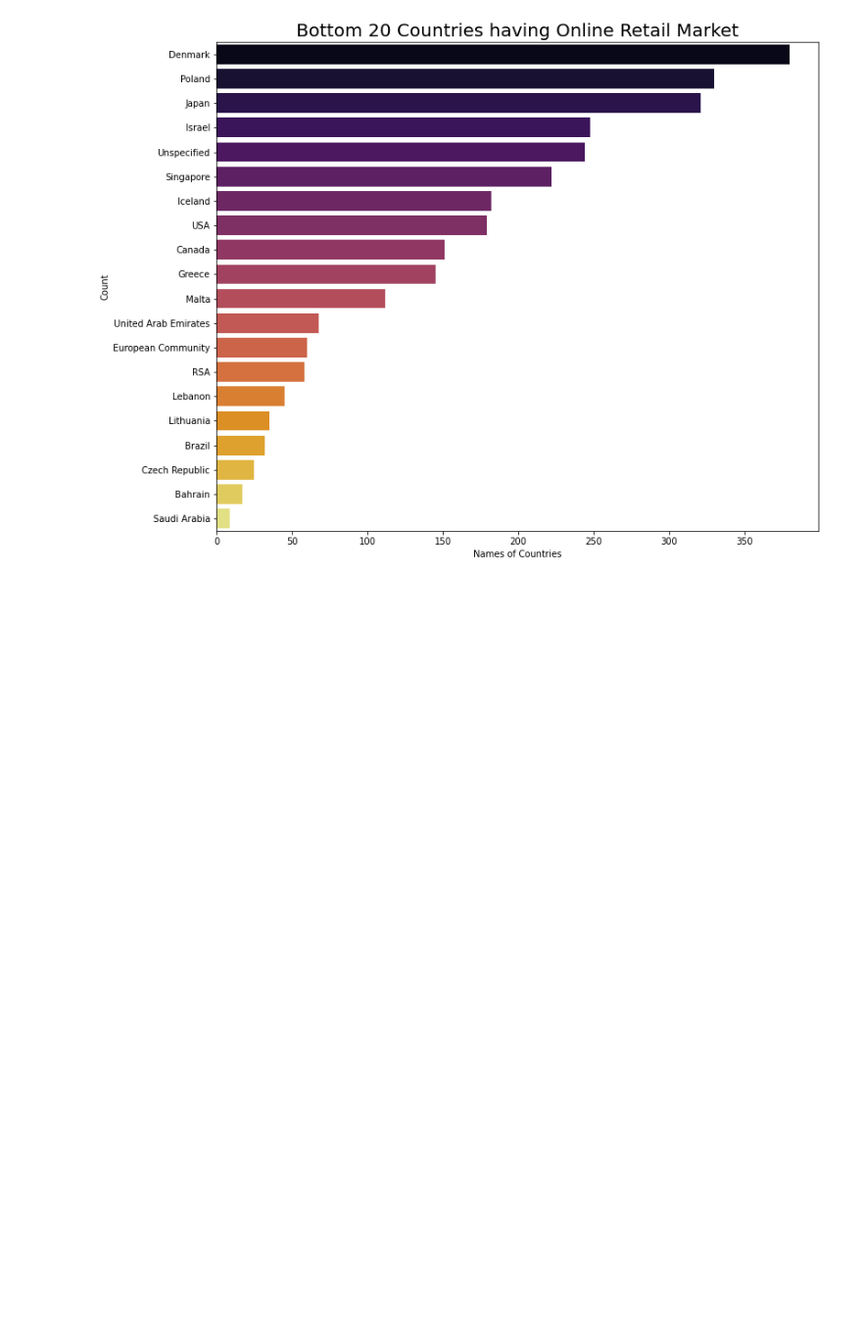
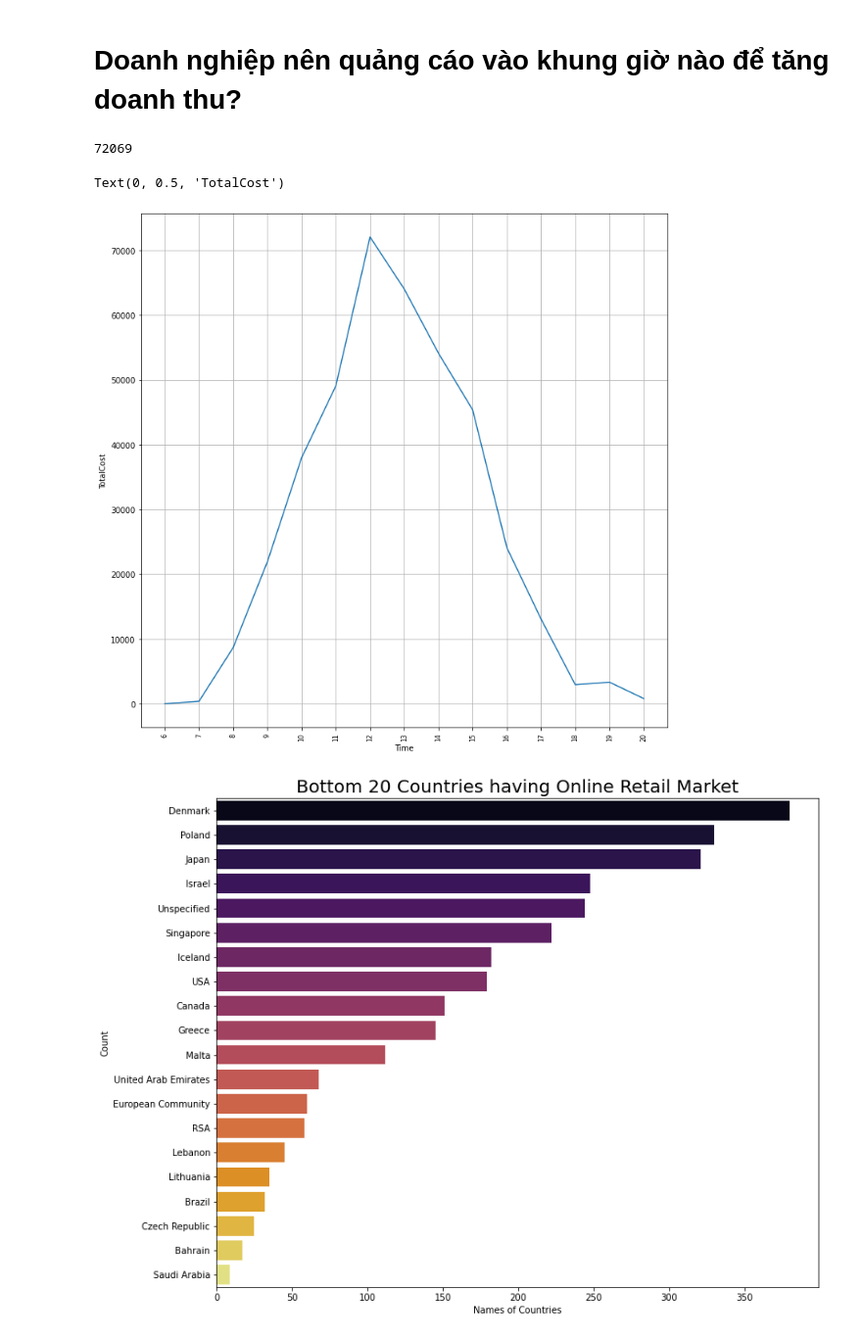
Before and after one commit to Edna-soso/DataAnalysis_Project, a Jupyter notebook: Data_Visualization.ipynb, the cells around one changed output. Shown at 98% size. Drawn from its saved outputs; the diff is of its cells as text; code cells hidden in the pictures; blank space fills up the shorter version.

```diff
--- a/Data_Visualization.ipynb
+++ b/Data_Visualization.ipynb
@@ -9,3 +111,21 @@ print(data.shape)
+# %% [markdown]
+# **Doanh nghiệp nên quảng cáo vào khung giờ nào để tăng doanh thu?**
+# %%
+gr_hour = data.groupby("Hour").count()["TotalCost"]
+gr_hour.max()
+# %% [output]
+72069
+# %%
+hour = [hour for hour, totalcost in gr_hour.items()]
+# %%
+plt.plot(hour, gr_hour)
+plt.grid()
+plt.xticks(hour, rotation = 90, size=8)
+plt.xlabel("Time")
+plt.ylabel("TotalCost")
+# %% [output]
+Text(0, 0.5, 'TotalCost')
+[figure, added]
 # %%
 plt.rcParams['figure.figsize'] = (12, 10)
 a = data['Country'].value_counts().tail(20)
```
Also changed, not shown: parts of 17 cells of this notebook.
